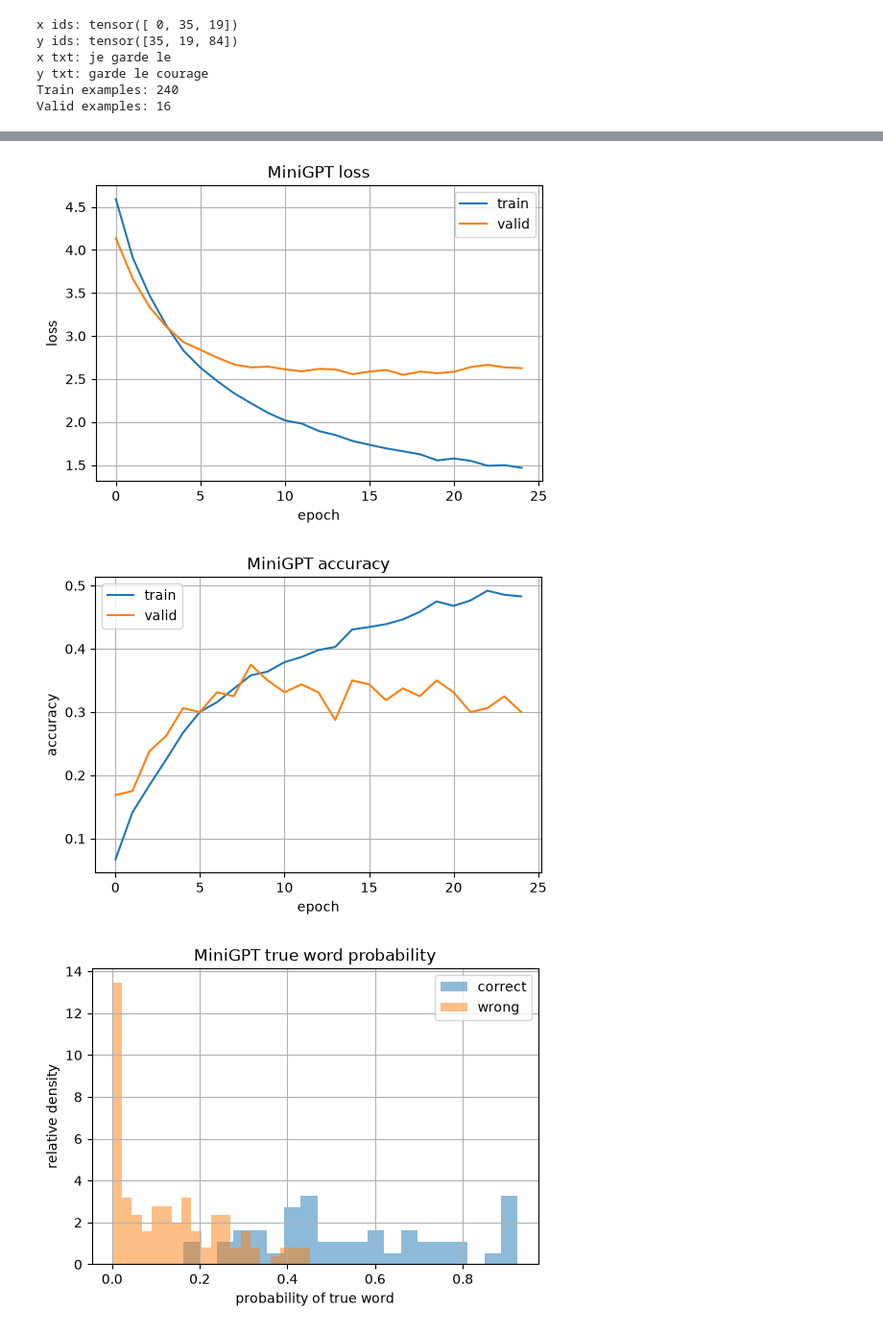
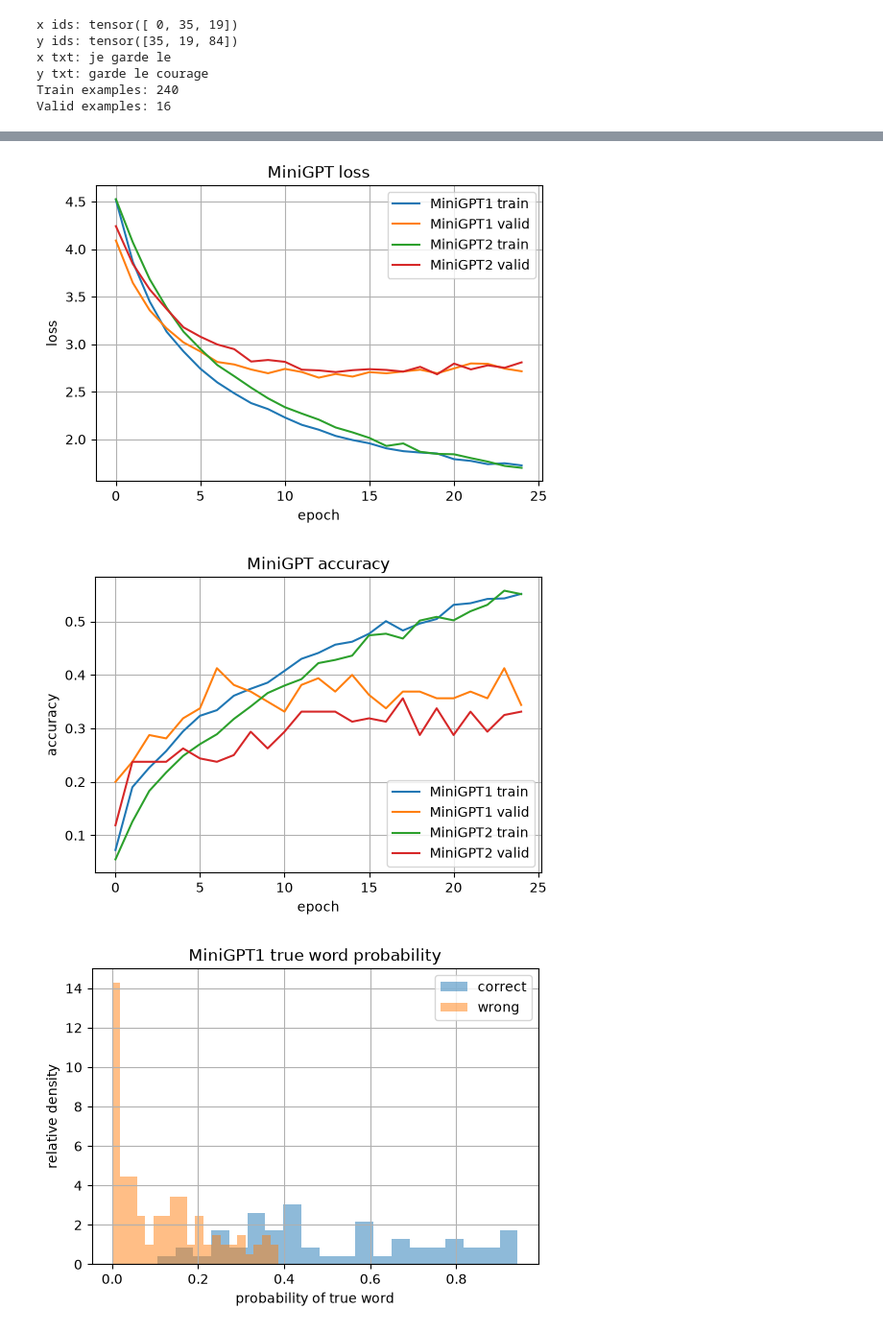
Before and after one commit to ndkimdavy/miniGPT, a Jupyter notebook: minigpt.ipynb, the cells around one changed output, grey strips where cells are left out. Shown at 96% size. Cells and saved outputs as stored; diff of their text form; code cells hidden in the pictures.

Commit message:
add standard Transformer model

```diff
--- a/minigpt.ipynb
+++ b/minigpt.ipynb
@@ -440,7 +440,8 @@ nvocab = len(vocab)  # Vocabulary size
 d = 16               # Token vector size
 h = 64               # MLP hidden size
 T = 16               # Max context size
-nblock = 2           # Transformer blocks
+nhead = 4            # Attention heads
+nblock = 8           # Transformer blocks
 dropout = 0.1        # Dropout rate
 
 # Training
@@ -452,6 +453,7 @@ print("nvocab =", nvocab)
 print("d =", d)
 print("h =", h)
 print("T =", T)
+print("nhead =", nhead)
 print("nblock =", nblock)
 print("dropout =", dropout)
 print("lr =", lr)
@@ -724,43 +808,63 @@ def prediction(model, data):
 
 # Loss
 plt.figure(figsize=(6, 4))
-plt.plot(history["train_loss"], label="train")
-plt.plot(history["valid_loss"], label="valid")
+plt.plot(history1["train_loss"], label="MiniGPT1 train")
+plt.plot(history1["valid_loss"], label="MiniGPT1 valid")
+plt.plot(history2["train_loss"], label="MiniGPT2 train")
+plt.plot(history2["valid_loss"], label="MiniGPT2 valid")
 plt.xlabel("epoch")
 plt.ylabel("loss")
 plt.title("MiniGPT loss")
 plt.grid(True)
 plt.legend()
 plt.show()
 
 
 # Accuracy
 plt.figure(figsize=(6, 4))
-plt.plot(history["train_acc"], label="train")
-plt.plot(history["valid_acc"], label="valid")
+plt.plot(history1["train_acc"], label="MiniGPT1 train")
+plt.plot(history1["valid_acc"], label="MiniGPT1 valid")
+plt.plot(history2["train_acc"], label="MiniGPT2 train")
+plt.plot(history2["valid_acc"], label="MiniGPT2 valid")
 plt.xlabel("epoch")
 plt.ylabel("accuracy")
 plt.title("MiniGPT accuracy")
 plt.grid(True)
 plt.legend()
 plt.show()
 
 
-# Valid prediction
-prob_valid, label_valid, pred_valid = prediction(model, valid_data)
+# Valid prediction MiniGPT1
+prob_valid1, label_valid1, pred_valid1 = prediction(model1, valid_data)
 
-correct = pred_valid == label_valid
+correct1 = pred_valid1 == label_valid1
 
 plt.figure(figsize=(6, 4))
-plt.hist(prob_valid[correct], bins=20, density=True, alpha=0.5, label="correct")
-plt.hist(prob_valid[~correct], bins=20, density=True, alpha=0.5, label="wrong")
+plt.hist(prob_valid1[correct1], bins=20, density=True, alpha=0.5, label="correct")
+plt.hist(prob_valid1[~correct1], bins=20, density=True, alpha=0.5, label="wrong")
 plt.xlabel("probability of true word")
 plt.ylabel("relative density")
-plt.title("MiniGPT true word probability")
+plt.title("MiniGPT1 true word probability")
 plt.grid(True)
 plt.legend()
 plt.show()
+
+
+# Valid prediction MiniGPT2
+prob_valid2, label_valid2, pred_valid2 = prediction(model2, valid_data)
+
+correct2 = pred_valid2 == label_valid2
+
+plt.figure(figsize=(6, 4))
+plt.hist(prob_valid2[correct2], bins=20, density=True, alpha=0.5, label="correct")
+plt.hist(prob_valid2[~correct2], bins=20, density=True, alpha=0.5, label="wrong")
+plt.xlabel("probability of true word")
+plt.ylabel("relative density")
+plt.title("MiniGPT2 true word probability")
+plt.grid(True)
+plt.legend()
+plt.show()
 # %% [output]
-[figure, old version]
+[figure, new version]
-[figure, old version]
+[figure, new version]
-[figure, old version]
+[figure, new version]
```
Also changed, not shown: parts of 6 cells of this notebook.
